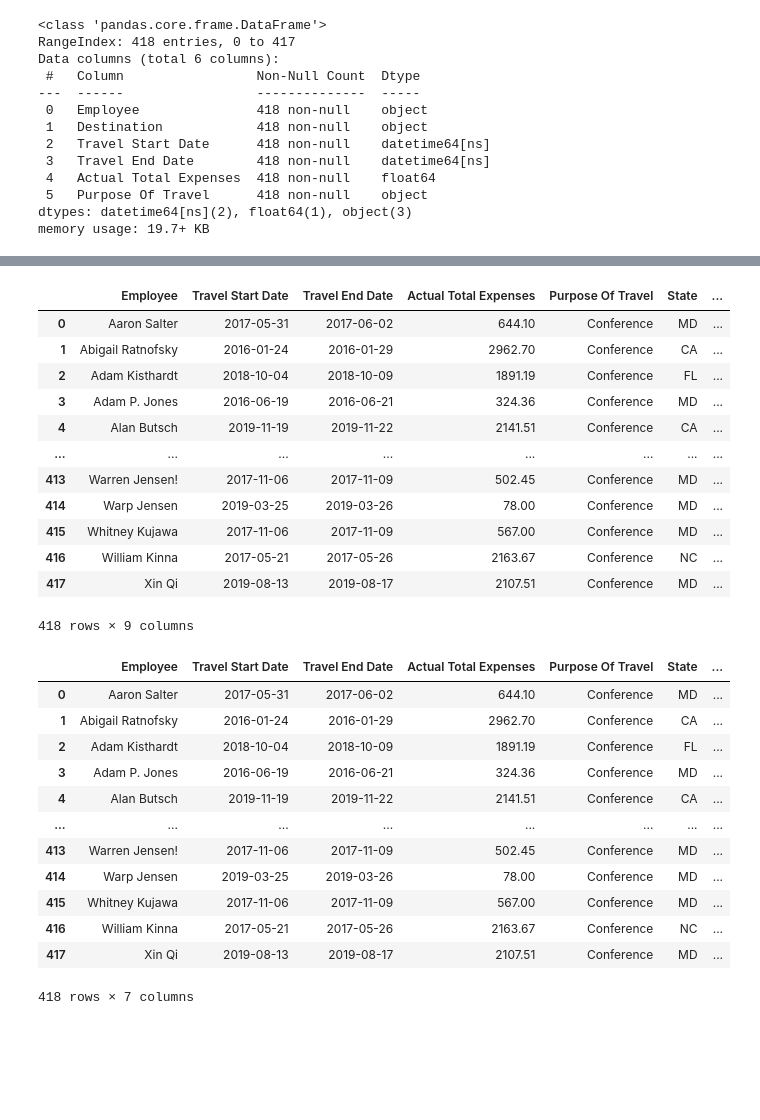
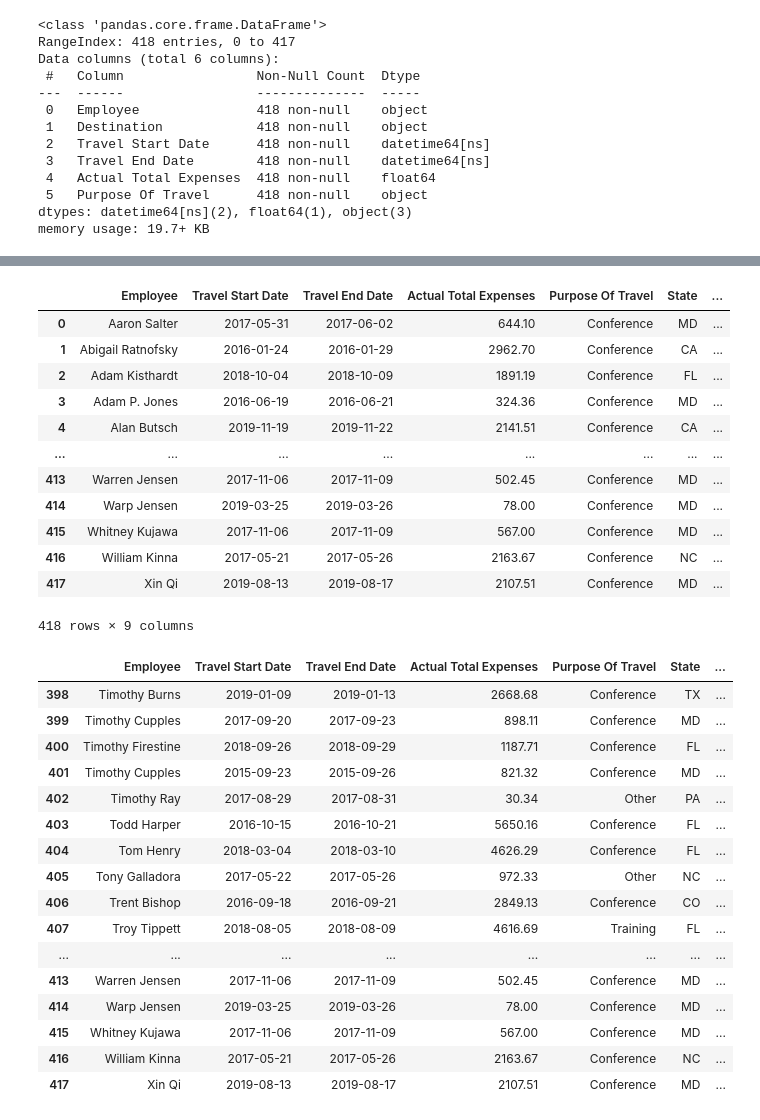
Before and after one commit to carewayo/data_cleaning_with_pandas, a Jupyter notebook: index.ipynb, the cells around one changed output, grey strips where cells are left out. Drawn from its saved outputs; the diff is of its cells as text; code cells hidden in the pictures; blank space fills up the shorter version.

```diff
--- a/index.ipynb
+++ b/index.ipynb
@@ -174,4 +174,12 @@ def make_lower(arg):
 travels_data['State'] = travels_data['Destination'].apply(extract_state)
 
 travels_data['City'] = travels_data['Destination'].apply(extract_city).apply(make_lower)
+# %%
+#This function is created to remove @ from a lastname and also ! from a name in employee column
+def replace_special_char(arg):
+    result = arg.replace('@', '')
+    result = result.replace('!', '')
+    return result
+# %%
+travels_data['Employee'] = travels_data['Employee'].apply(replace_special_char)
 # %%
@@ -251,7 +265,7 @@ tester
 | 3 | Adam P. Jones | 2016-06-19 | 2016-06-21 | 324.36 | Conference | MD | ... |
 | 4 | Alan Butsch | 2019-11-19 | 2019-11-22 | 2141.51 | Conference | CA | ... |
 | ... | ... | ... | ... | ... | ... | ... | ... |
-| 413 | Warren Jensen! | 2017-11-06 | 2017-11-09 | 502.45 | Conference | MD | ... |
+| 413 | Warren Jensen | 2017-11-06 | 2017-11-09 | 502.45 | Conference | MD | ... |
 | 414 | Warp Jensen | 2019-03-25 | 2019-03-26 | 78.00 | Conference | MD | ... |
 | 415 | Whitney Kujawa | 2017-11-06 | 2017-11-09 | 567.00 | Conference | MD | ... |
 | 416 | William Kinna | 2017-05-21 | 2017-05-26 | 2163.67 | Conference | NC | ... |
@@ -262,19 +276,23 @@ tester
 columns = ['Employee', 'Travel Start Date', 'Travel End Date', 'Actual Total Expenses', 'Purpose Of Travel', 'State', 'City' ]
 final_result = tester[columns].copy()
 # %%
-final_result
+final_result.tail(20)
 # %% [output]
 |  | Employee | Travel Start Date | Travel End Date | Actual Total Expenses | Purpose Of Travel | State | ... |
-| 0 | Aaron Salter | 2017-05-31 | 2017-06-02 | 644.10 | Conference | MD | ... |
-| 1 | Abigail Ratnofsky | 2016-01-24 | 2016-01-29 | 2962.70 | Conference | CA | ... |
-| 2 | Adam Kisthardt | 2018-10-04 | 2018-10-09 | 1891.19 | Conference | FL | ... |
-| 3 | Adam P. Jones | 2016-06-19 | 2016-06-21 | 324.36 | Conference | MD | ... |
-| 4 | Alan Butsch | 2019-11-19 | 2019-11-22 | 2141.51 | Conference | CA | ... |
+| 398 | Timothy Burns | 2019-01-09 | 2019-01-13 | 2668.68 | Conference | TX | ... |
+| 399 | Timothy Cupples | 2017-09-20 | 2017-09-23 | 898.11 | Conference | MD | ... |
+| 400 | Timothy Firestine | 2018-09-26 | 2018-09-29 | 1187.71 | Conference | FL | ... |
+| 401 | Timothy Cupples | 2015-09-23 | 2015-09-26 | 821.32 | Conference | MD | ... |
+| 402 | Timothy Ray | 2017-08-29 | 2017-08-31 | 30.34 | Other | PA | ... |
+| 403 | Todd Harper | 2016-10-15 | 2016-10-21 | 5650.16 | Conference | FL | ... |
+| 404 | Tom Henry | 2018-03-04 | 2018-03-10 | 4626.29 | Conference | FL | ... |
+| 405 | Tony Galladora | 2017-05-22 | 2017-05-26 | 972.33 | Other | NC | ... |
+| 406 | Trent Bishop | 2016-09-18 | 2016-09-21 | 2849.13 | Conference | CO | ... |
+| 407 | Troy Tippett | 2018-08-05 | 2018-08-09 | 4616.69 | Training | FL | ... |
 | ... | ... | ... | ... | ... | ... | ... | ... |
-| 413 | Warren Jensen! | 2017-11-06 | 2017-11-09 | 502.45 | Conference | MD | ... |
+| 413 | Warren Jensen | 2017-11-06 | 2017-11-09 | 502.45 | Conference | MD | ... |
 | 414 | Warp Jensen | 2019-03-25 | 2019-03-26 | 78.00 | Conference | MD | ... |
 | 415 | Whitney Kujawa | 2017-11-06 | 2017-11-09 | 567.00 | Conference | MD | ... |
 | 416 | William Kinna | 2017-05-21 | 2017-05-26 | 2163.67 | Conference | NC | ... |
 | 417 | Xin Qi | 2019-08-13 | 2019-08-17 | 2107.51 | Conference | MD | ... |
-418 rows × 7 columns
 # %%
```
Also changed, not shown: parts of 6 cells of this notebook, 1 other file.
